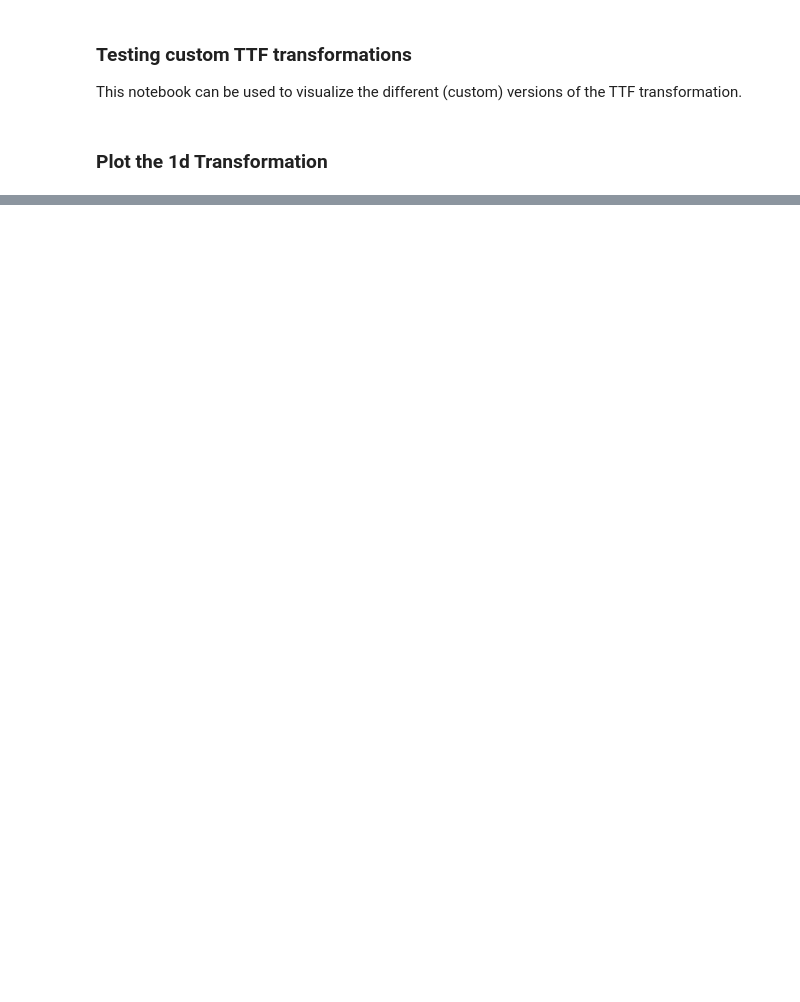
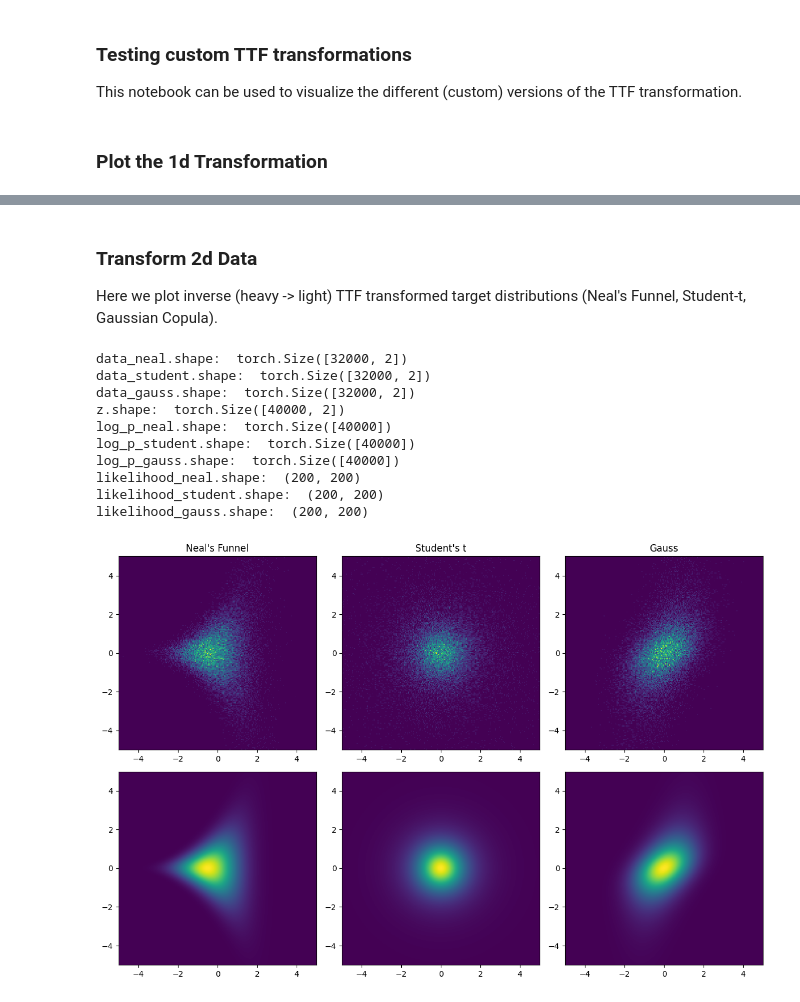
Before and after one commit to Lukas2412/tailnflows, a Jupyter notebook: tailnflows/models/test_transformations.ipynb, the cells around one changed output, grey strips where cells are left out. Saved outputs shown, nothing was run; the diff lists cells and outputs as text; code cells hidden in the pictures; blank space fills up the shorter version.

```diff
--- a/tailnflows/models/test_transformations.ipynb
+++ b/tailnflows/models/test_transformations.ipynb
@@ -109,0 +109,77 @@ plot_transform(transforms, x_low, x_high)
+# %% [markdown]
+### Transform 2d Data
+Here we plot inverse (heavy -> light) TTF transformed target distributions (Neal's Funnel, Student-t, Gaussian Copula).
+# %%
+# Set number of samples
+num_samples = 32000
+
+# Generate target distributions
+target_neal = NealsFunnel() # mixed-tailed
+
+df = 2.5 # True df for Student-t marginals
+target_student = Student(dim=2, df=df) # heavy-tailed
+
+target_gauss = GaussianCopula(num_light=1, num_heavy=1, corr_matrix=ot.CorrelationMatrix(2, (1.0, 0.5, 0.5, 1.0))) # mixed-tailed
+
+# Sample from target distributions
+data_neal = target_neal.sample(num_samples).to('cpu').float()
+data_student = target_student.sample(num_samples).to('cpu').float()
+data_gauss = target_gauss.sample(num_samples).to('cpu').float()
+print("data_neal.shape: ", data_neal.shape)
+print("data_student.shape: ", data_student.shape)
+print("data_gauss.shape: ", data_gauss.shape)
+
+# parameters for 2d grid
+x_low, x_high = -5, 5
+y_low, y_high = -5, 5
+bins = 200
+grid_size = 200
+
+range_hist2d = ((x_low,x_high), (y_low,y_high))
+extent_imshow = (x_low, x_high, y_low, y_high)
+
+# Prepare grid points
+z = torch.meshgrid(torch.linspace(x_low, x_high, grid_size), torch.linspace(y_low, y_high, grid_size), indexing='xy')
+z = torch.stack([z[0].flatten(), z[1].flatten()], dim=1).to('cpu')
+print("z.shape: ", z.shape)
+
+# Compute likelihoods
+log_p_neal = target_neal.log_prob(z)
+log_p_student = target_student.log_prob(z)
+log_p_gauss = target_gauss.log_prob(z)
+print("log_p_neal.shape: ", log_p_neal.shape)
+print("log_p_student.shape: ", log_p_student.shape)
+print("log_p_gauss.shape: ", log_p_gauss.shape)
+likelihood_neal = torch.exp(log_p_neal).detach().cpu().reshape(grid_size, grid_size).detach().numpy()
+likelihood_student = torch.exp(log_p_student).detach().cpu().reshape(grid_size, grid_size).detach().numpy()
+likelihood_gauss = torch.exp(log_p_gauss).detach().cpu().reshape(grid_size, grid_size).detach().numpy()
+print("likelihood_neal.shape: ", likelihood_neal.shape)
+print("likelihood_student.shape: ", likelihood_student.shape)
+print("likelihood_gauss.shape: ", likelihood_gauss.shape)
+
+# Plot samples and likelihoods
+fig, axs = plt.subplots(2, 3, figsize=(12,8))
+axs[0, 0].hist2d(data_neal[:, 0], data_neal[:, 1], bins=bins, range=range_hist2d, density=True)
+axs[0, 0].set_title("Neal's Funnel")
+axs[0, 1].hist2d(data_student[:, 0], data_student[:, 1], bins=bins, range=range_hist2d, density=True)
+axs[0, 1].set_title("Student's t")
+axs[0, 2].hist2d(data_gauss[:, 0], data_gauss[:, 1], bins=bins, range=range_hist2d, density=True)
+axs[0, 2].set_title("Gauss")
+axs[1, 0].imshow(likelihood_neal, extent=extent_imshow, aspect='auto', origin='lower', cmap='viridis')
+axs[1, 1].imshow(likelihood_student, extent=extent_imshow, aspect='auto', origin='lower', cmap='viridis')
+axs[1, 2].imshow(likelihood_gauss, extent=extent_imshow, aspect='auto', origin='lower', cmap='viridis')
+
+plt.tight_layout()
+plt.show()
+# %% [output]
+data_neal.shape:  torch.Size([32000, 2])
+data_student.shape:  torch.Size([32000, 2])
+data_gauss.shape:  torch.Size([32000, 2])
+z.shape:  torch.Size([40000, 2])
+log_p_neal.shape:  torch.Size([40000])
+log_p_student.shape:  torch.Size([40000])
+log_p_gauss.shape:  torch.Size([40000])
+likelihood_neal.shape:  (200, 200)
+likelihood_student.shape:  (200, 200)
+likelihood_gauss.shape:  (200, 200)
+[figure, added]
```
Also changed, not shown: parts of 4 cells of this notebook, 1 other file.
